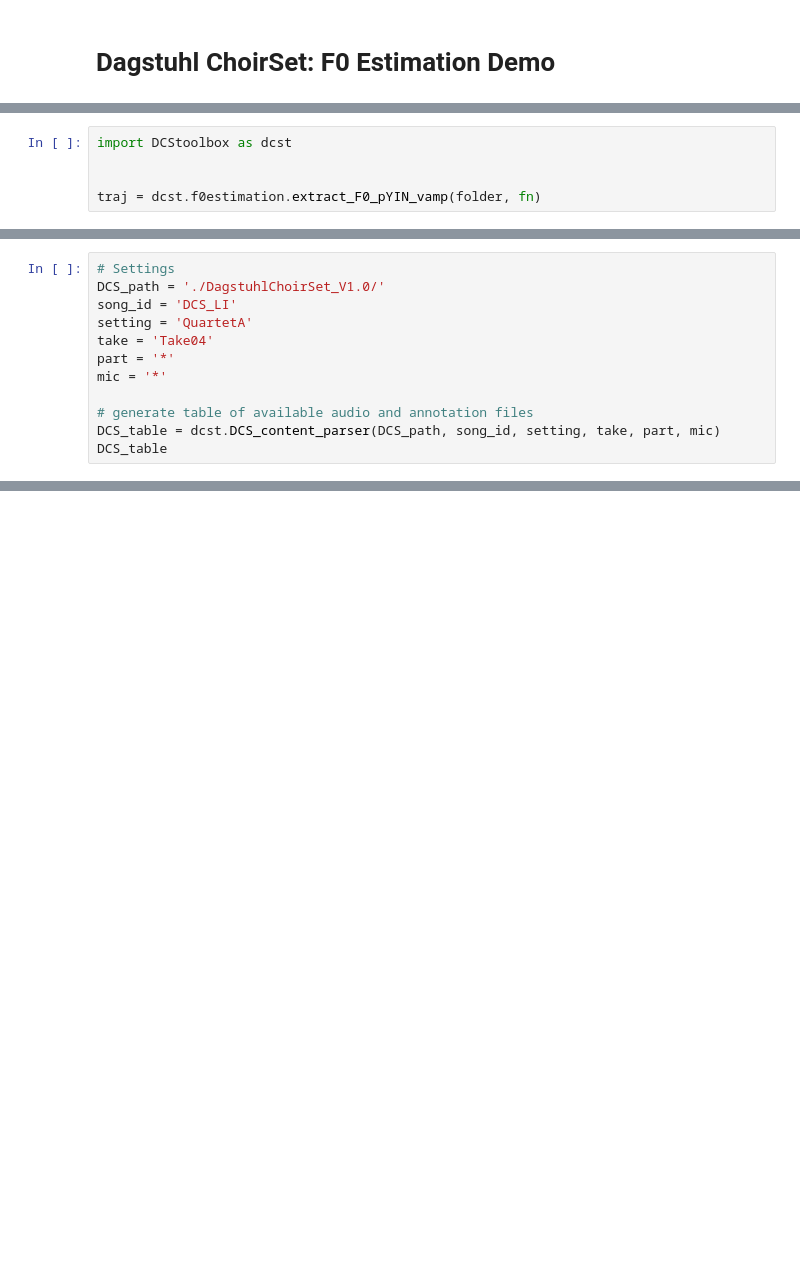
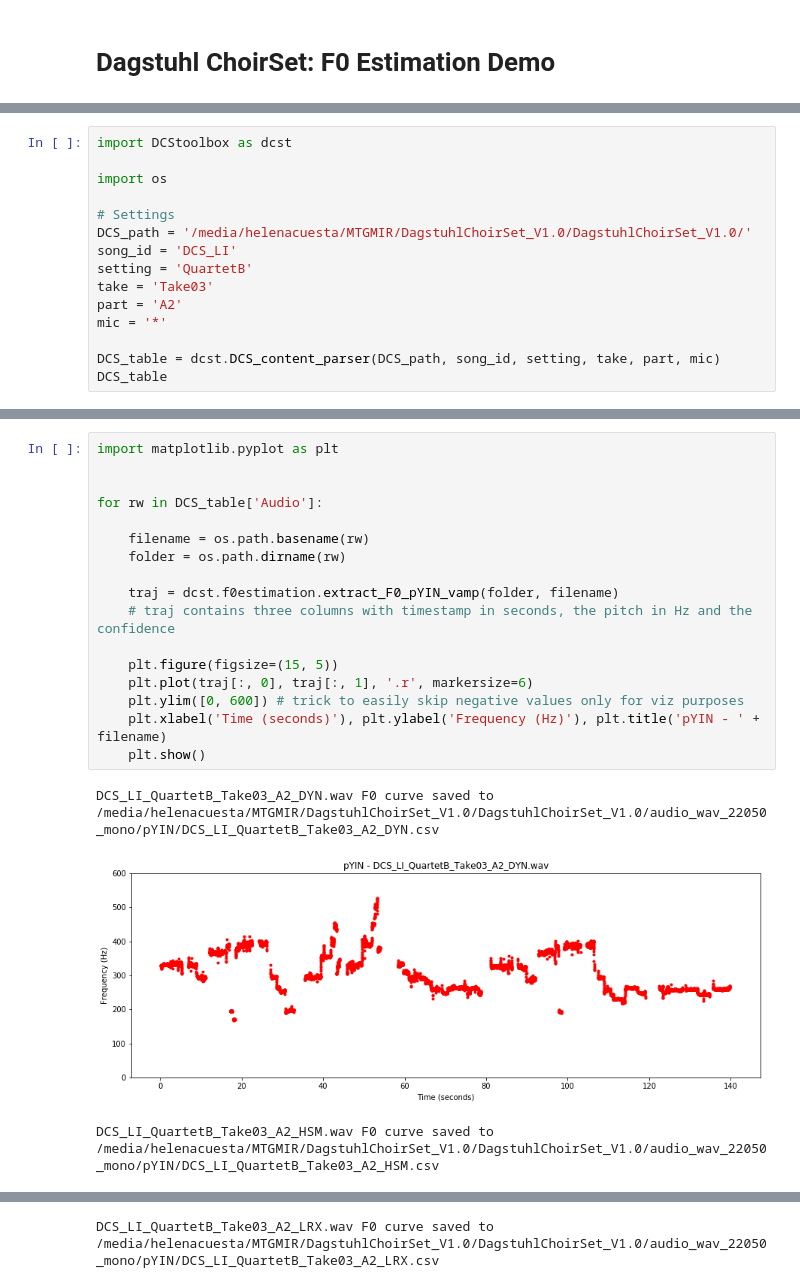
Before and after one commit to helenacuesta/DCStoolbox, a Jupyter notebook: demo2_F0Estimation.ipynb, the cells around one changed output, grey strips where cells are left out. Saved outputs shown, nothing was run; the diff lists cells and outputs as text; blank space fills up the shorter version.

```diff
--- a/demo2_F0Estimation.ipynb
+++ b/demo2_F0Estimation.ipynb
@@ -11,5 +9,0 @@
-# %%
-import DCStoolbox as dcst
-
-
-traj = dcst.f0estimation.extract_F0_pYIN_vamp(folder, fn)
@@ -18,13 +14,16 @@ AttributeError: module 'DCStoolbox' has no attribute 'f0estimation'
 # %%
+import DCStoolbox as dcst
+
+import os
+
 # Settings
-DCS_path = './DagstuhlChoirSet_V1.0/'
+DCS_path = '/media/helenacuesta/MTGMIR/DagstuhlChoirSet_V1.0/DagstuhlChoirSet_V1.0/'
 song_id = 'DCS_LI'
-setting = 'QuartetA'
-take = 'Take04'
-part = '*'
+setting = 'QuartetB'
+take = 'Take03'
+part = 'A2'
 mic = '*'
 
-# generate table of available audio and annotation files
 DCS_table = dcst.DCS_content_parser(DCS_path, song_id, setting, take, part, mic)
 DCS_table
 # %% [output]
@@ -31,0 +57,21 @@ Error: Invalid path to Dagstuhl Choir Set!
+# %%
+import matplotlib.pyplot as plt
+
+
+for rw in DCS_table['Audio']:
+
+    filename = os.path.basename(rw)
+    folder = os.path.dirname(rw)
+
+    traj = dcst.f0estimation.extract_F0_pYIN_vamp(folder, filename)
+    # traj contains three columns with timestamp in seconds, the pitch in Hz and the confidence
+
+    plt.figure(figsize=(15, 5))
+    plt.plot(traj[:, 0], traj[:, 1], '.r', markersize=6)
+    plt.ylim([0, 600]) # trick to easily skip negative values only for viz purposes
+    plt.xlabel('Time (seconds)'), plt.ylabel('Frequency (Hz)'), plt.title('pYIN - ' + filename)
+    plt.show()
+# %% [output]
+DCS_LI_QuartetB_Take03_A2_DYN.wav F0 curve saved to /media/helenacuesta/MTGMIR/DagstuhlChoirSet_V1.0/DagstuhlChoirSet_V1.0/audio_wav_22050_mono/pYIN/DCS_LI_QuartetB_Take03_A2_DYN.csv
+[figure, added]
+DCS_LI_QuartetB_Take03_A2_HSM.wav F0 curve saved to /media/helenacuesta/MTGMIR/DagstuhlChoirSet_V1.0/DagstuhlChoirSet_V1.0/audio_wav_22050_mono/pYIN/DCS_LI_QuartetB_Take03_A2_HSM.csv
@@ -31,0 +79 @@ Error: Invalid path to Dagstuhl Choir Set!
+DCS_LI_QuartetB_Take03_A2_LRX.wav F0 curve saved to /media/helenacuesta/MTGMIR/DagstuhlChoirSet_V1.0/DagstuhlChoirSet_V1.0/audio_wav_22050_mono/pYIN/DCS_LI_QuartetB_Take03_A2_LRX.csv
```
Also changed, not shown: parts of 10 cells of this notebook, 3 other files.
